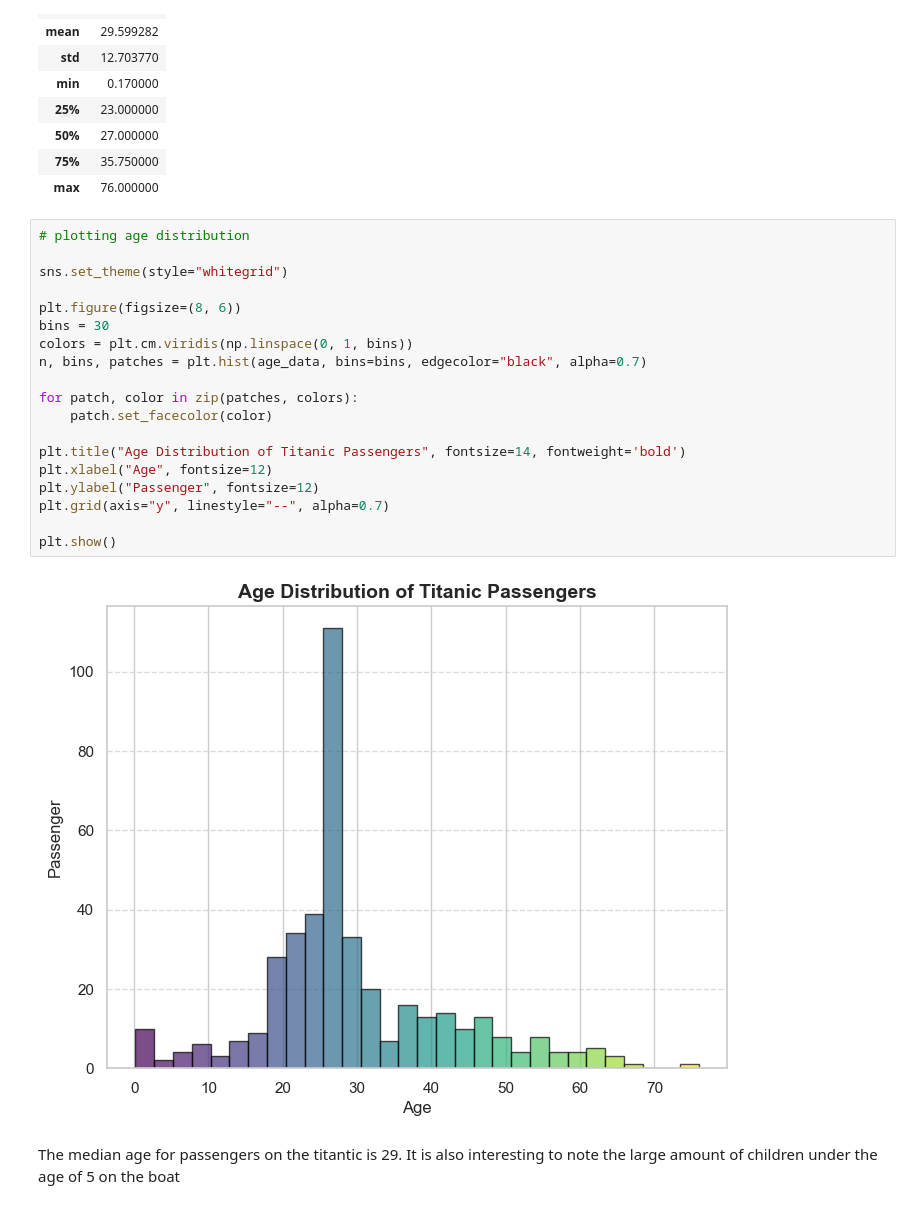
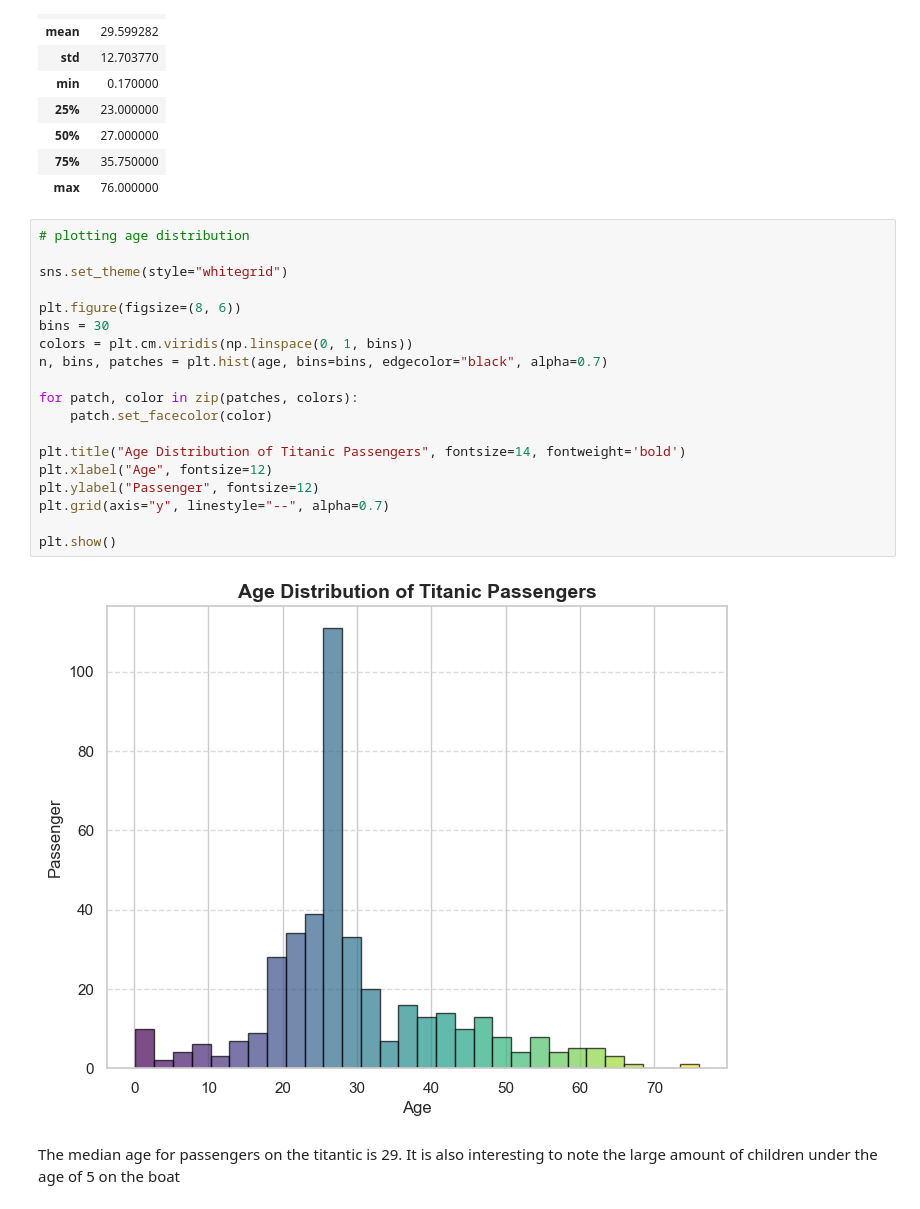
Before and after one commit to ChloeCrisp/Learning, a Jupyter notebook: titanic_eda.ipynb, the cells around one changed output. Drawn from its saved outputs; the diff is of its cells as text.

```diff
--- a/titanic_eda.ipynb
+++ b/titanic_eda.ipynb
@@ -302,24 +302,24 @@ pd.DataFrame(age.describe())
 # %%
 # plotting age distribution
 
 sns.set_theme(style="whitegrid")
 
 plt.figure(figsize=(8, 6))
 bins = 30
 colors = plt.cm.viridis(np.linspace(0, 1, bins))
-n, bins, patches = plt.hist(age_data, bins=bins, edgecolor="black", alpha=0.7)
+n, bins, patches = plt.hist(age, bins=bins, edgecolor="black", alpha=0.7)
 
 for patch, color in zip(patches, colors):
     patch.set_facecolor(color)
 
 plt.title("Age Distribution of Titanic Passengers", fontsize=14, fontweight='bold')
 plt.xlabel("Age", fontsize=12)
 plt.ylabel("Passenger", fontsize=12)
 plt.grid(axis="y", linestyle="--", alpha=0.7)
 
 plt.show()
 # %% [output]
-[figure, old version]
+[figure, new version]
 # %% [markdown]
 The median age for passengers on the titantic is 29. It is also interesting to note the large amount of children under the age of 5 on the boat
 # %% [markdown]
```
